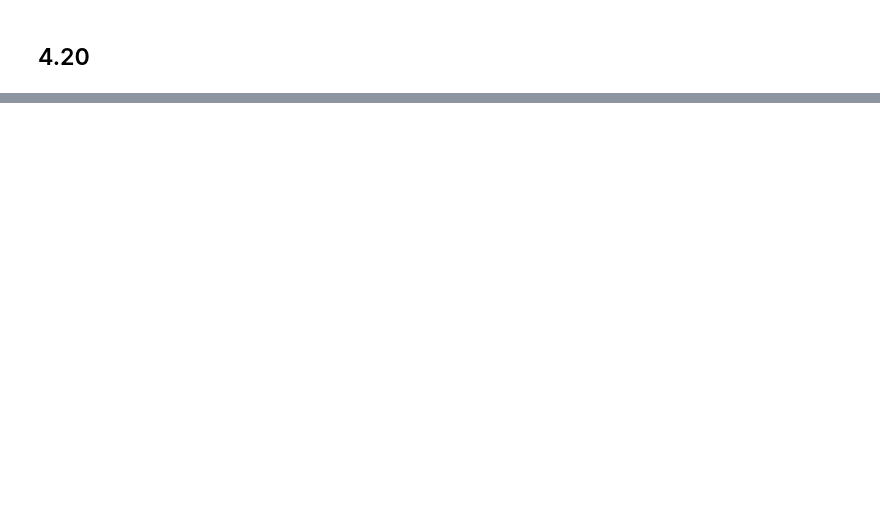
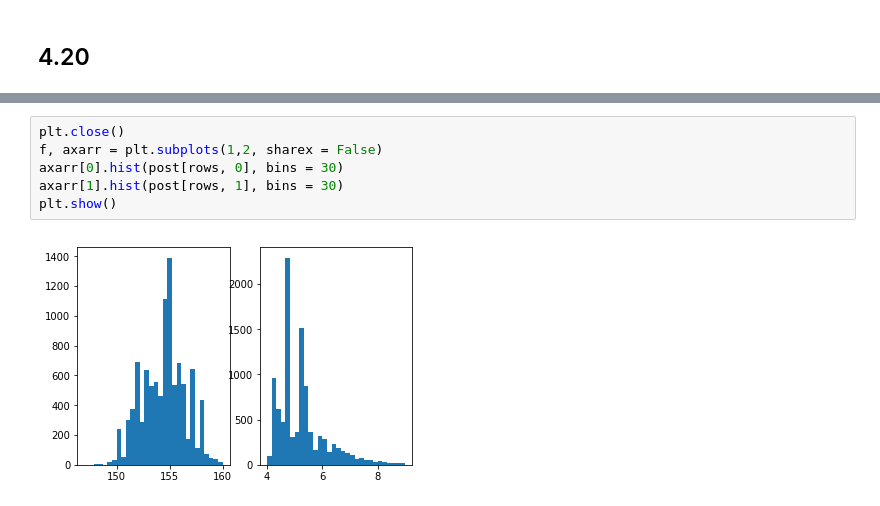
Before and after one commit to efcaguab/statistical-rethinking, a Jupyter notebook: learning-code/chapter-4-code.ipynb, the cells around one changed output, grey strips where cells are left out. Drawn from its saved outputs; the diff is of its cells as text; blank space fills up the shorter version.

```diff
--- a/learning-code/chapter-4-code.ipynb
+++ b/learning-code/chapter-4-code.ipynb
@@ -140,0 +154,8 @@ plt.show()
+# %%
+plt.close()
+f, axarr = plt.subplots(1,2, sharex = False)
+axarr[0].hist(post[rows, 0], bins = 30)
+axarr[1].hist(post[rows, 1], bins = 30)
+plt.show()
+# %% [output]
+[figure, added]
```
Also changed, not shown: parts of 25 cells of this notebook.
